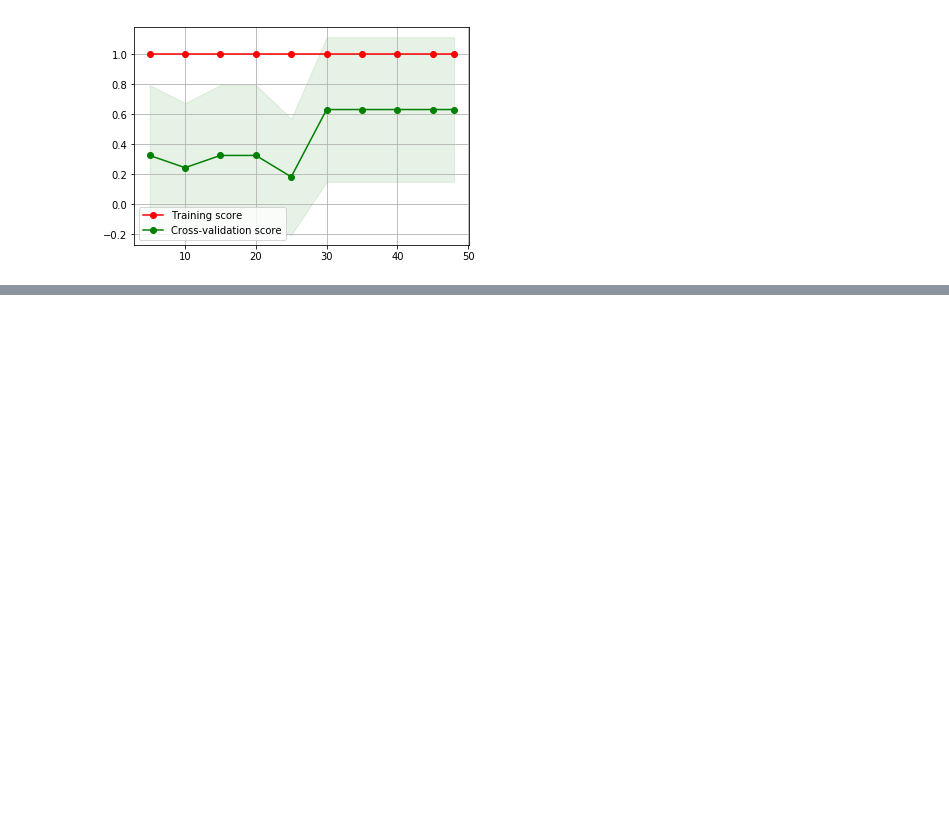
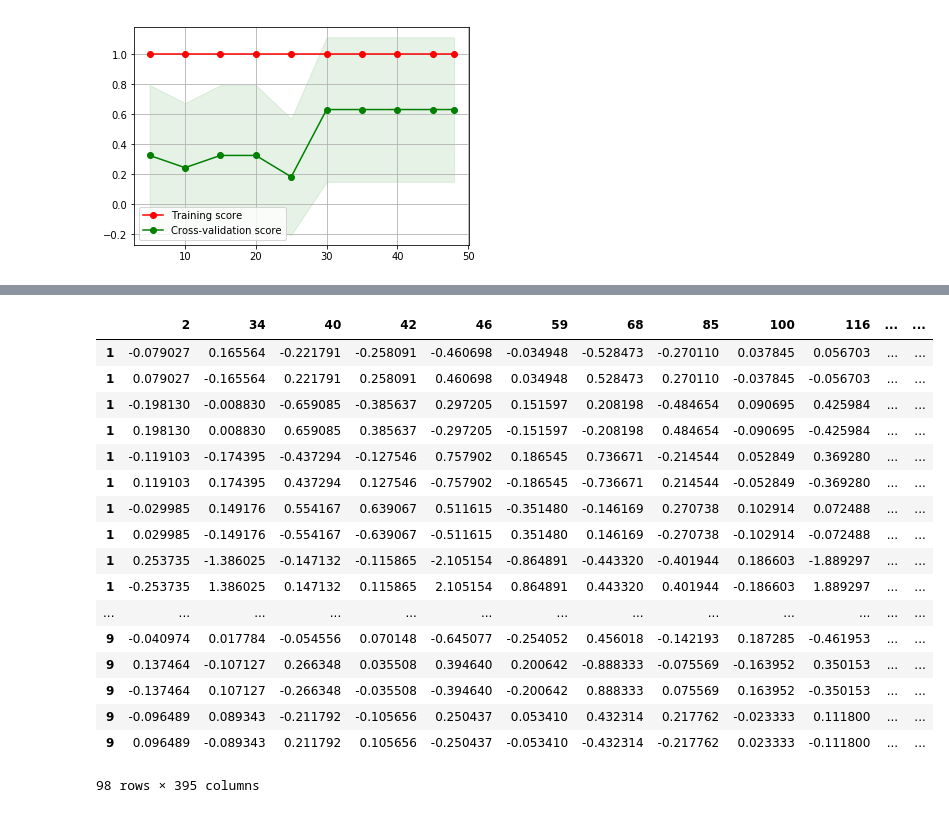
Before and after one commit to jatron/crmo-diagnosis-using-mri, a Jupyter notebook: inception/Inception CNN retraining.ipynb, the cells around one changed output, grey strips where cells are left out. Cells and saved outputs as stored; diff of their text form; code cells hidden in the pictures; blank space fills up the shorter version.

```diff
--- a/inception/Inception CNN retraining.ipynb
+++ b/inception/Inception CNN retraining.ipynb
@@ -1040,0 +1248,7 @@ plot_learning_curve(svm_classifier, X,y, cv=loo)
+# %%
+pipe1 = pipeline.Pipeline([
+    ('col_extract', ColumnExtractor([40,59,85] )),
+    ('clf', knn_model)
+])
+# %%
+pipe1.fit(X_reduced_aug, y_reduced_aug)
@@ -1040,0 +1275,21 @@ plot_learning_curve(svm_classifier, X,y, cv=loo)
+# %%
+X_reduced_aug
+# %% [output]
+|  | 2 | 34 | 40 | 42 | 46 | 59 | 68 | 85 | 100 | 116 | ... | ... |
+| 1 | -0.079027 | 0.165564 | -0.221791 | -0.258091 | -0.460698 | -0.034948 | -0.528473 | -0.270110 | 0.037845 | 0.056703 | ... | ... |
+| 1 | 0.079027 | -0.165564 | 0.221791 | 0.258091 | 0.460698 | 0.034948 | 0.528473 | 0.270110 | -0.037845 | -0.056703 | ... | ... |
+| 1 | -0.198130 | -0.008830 | -0.659085 | -0.385637 | 0.297205 | 0.151597 | 0.208198 | -0.484654 | 0.090695 | 0.425984 | ... | ... |
+| 1 | 0.198130 | 0.008830 | 0.659085 | 0.385637 | -0.297205 | -0.151597 | -0.208198 | 0.484654 | -0.090695 | -0.425984 | ... | ... |
+| 1 | -0.119103 | -0.174395 | -0.437294 | -0.127546 | 0.757902 | 0.186545 | 0.736671 | -0.214544 | 0.052849 | 0.369280 | ... | ... |
+| 1 | 0.119103 | 0.174395 | 0.437294 | 0.127546 | -0.757902 | -0.186545 | -0.736671 | 0.214544 | -0.052849 | -0.369280 | ... | ... |
+| 1 | -0.029985 | 0.149176 | 0.554167 | 0.639067 | 0.511615 | -0.351480 | -0.146169 | 0.270738 | 0.102914 | 0.072488 | ... | ... |
+| 1 | 0.029985 | -0.149176 | -0.554167 | -0.639067 | -0.511615 | 0.351480 | 0.146169 | -0.270738 | -0.102914 | -0.072488 | ... | ... |
+| 1 | 0.253735 | -1.386025 | -0.147132 | -0.115865 | -2.105154 | -0.864891 | -0.443320 | -0.401944 | 0.186603 | -1.889297 | ... | ... |
+| 1 | -0.253735 | 1.386025 | 0.147132 | 0.115865 | 2.105154 | 0.864891 | 0.443320 | 0.401944 | -0.186603 | 1.889297 | ... | ... |
+| ... | ... | ... | ... | ... | ... | ... | ... | ... | ... | ... | ... | ... |
+| 9 | -0.040974 | 0.017784 | -0.054556 | 0.070148 | -0.645077 | -0.254052 | 0.456018 | -0.142193 | 0.187285 | -0.461953 | ... | ... |
+| 9 | 0.137464 | -0.107127 | 0.266348 | 0.035508 | 0.394640 | 0.200642 | -0.888333 | -0.075569 | -0.163952 | 0.350153 | ... | ... |
+| 9 | -0.137464 | 0.107127 | -0.266348 | -0.035508 | -0.394640 | -0.200642 | 0.888333 | 0.075569 | 0.163952 | -0.350153 | ... | ... |
+| 9 | -0.096489 | 0.089343 | -0.211792 | -0.105656 | 0.250437 | 0.053410 | 0.432314 | 0.217762 | -0.023333 | 0.111800 | ... | ... |
+| 9 | 0.096489 | -0.089343 | 0.211792 | 0.105656 | -0.250437 | -0.053410 | -0.432314 | -0.217762 | 0.023333 | -0.111800 | ... | ... |
+98 rows × 395 columns
```
Also changed, not shown: parts of 7 cells of this notebook, 6 other files.
